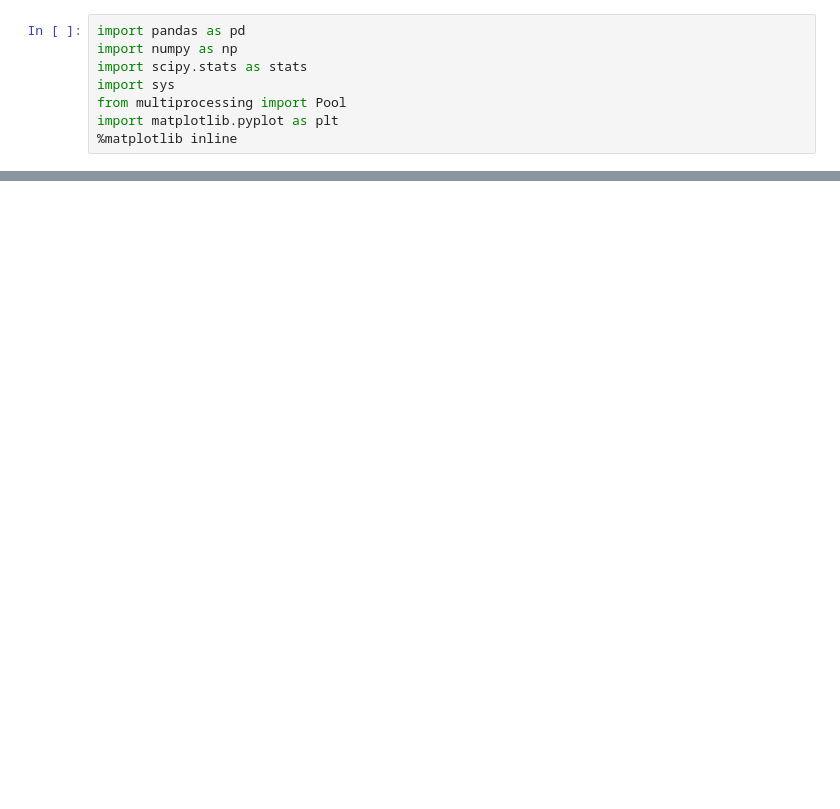
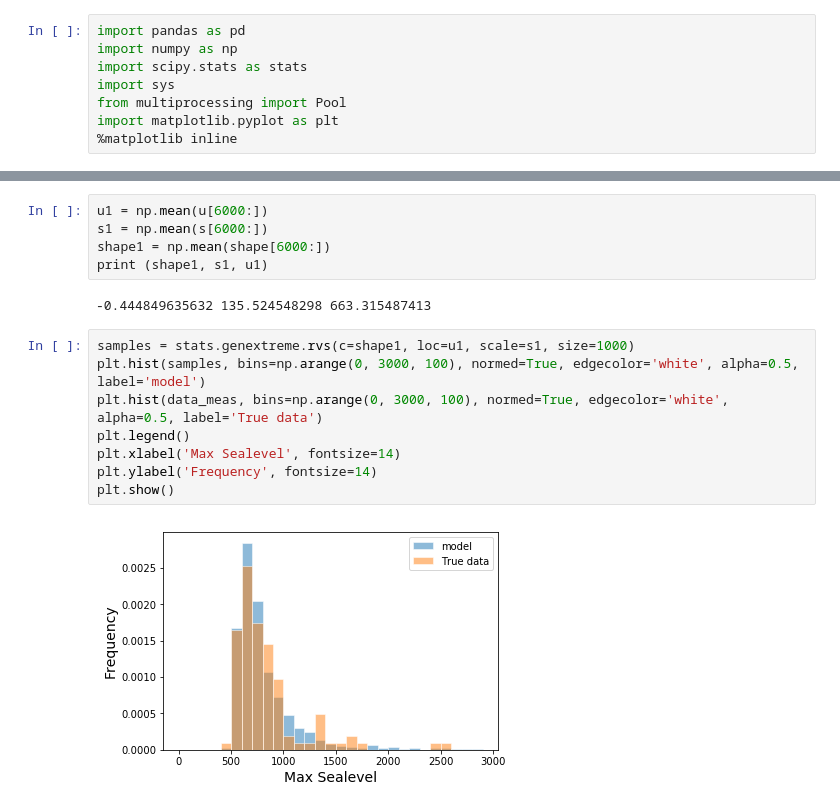
Before and after one commit to MingxuanZhang/MCMC_Tutorial, a Jupyter notebook: tutorial/part2/mcmc_tutorial_dist_fitting.ipynb, the cells around one changed output, grey strips where cells are left out. Drawn from its saved outputs; the diff is of its cells as text; blank space fills up the shorter version.

```diff
--- a/tutorial/part2/mcmc_tutorial_dist_fitting.ipynb
+++ b/tutorial/part2/mcmc_tutorial_dist_fitting.ipynb
@@ -44,0 +198,17 @@ plt.show()
+# %%
+u1 = np.mean(u[6000:])
+s1 = np.mean(s[6000:])
+shape1 = np.mean(shape[6000:])
+print (shape1, s1, u1)
+# %% [output]
+-0.444849635632 135.524548298 663.315487413
+# %%
+samples = stats.genextreme.rvs(c=shape1, loc=u1, scale=s1, size=1000)
+plt.hist(samples, bins=np.arange(0, 3000, 100), normed=True, edgecolor='white', alpha=0.5, label='model')
+plt.hist(data_meas, bins=np.arange(0, 3000, 100), normed=True, edgecolor='white', alpha=0.5, label='True data')
+plt.legend()
+plt.xlabel('Max Sealevel', fontsize=14)
+plt.ylabel('Frequency', fontsize=14)
+plt.show()
+# %% [output]
+[figure, added]
```
Also changed, not shown: parts of 18 cells of this notebook.
